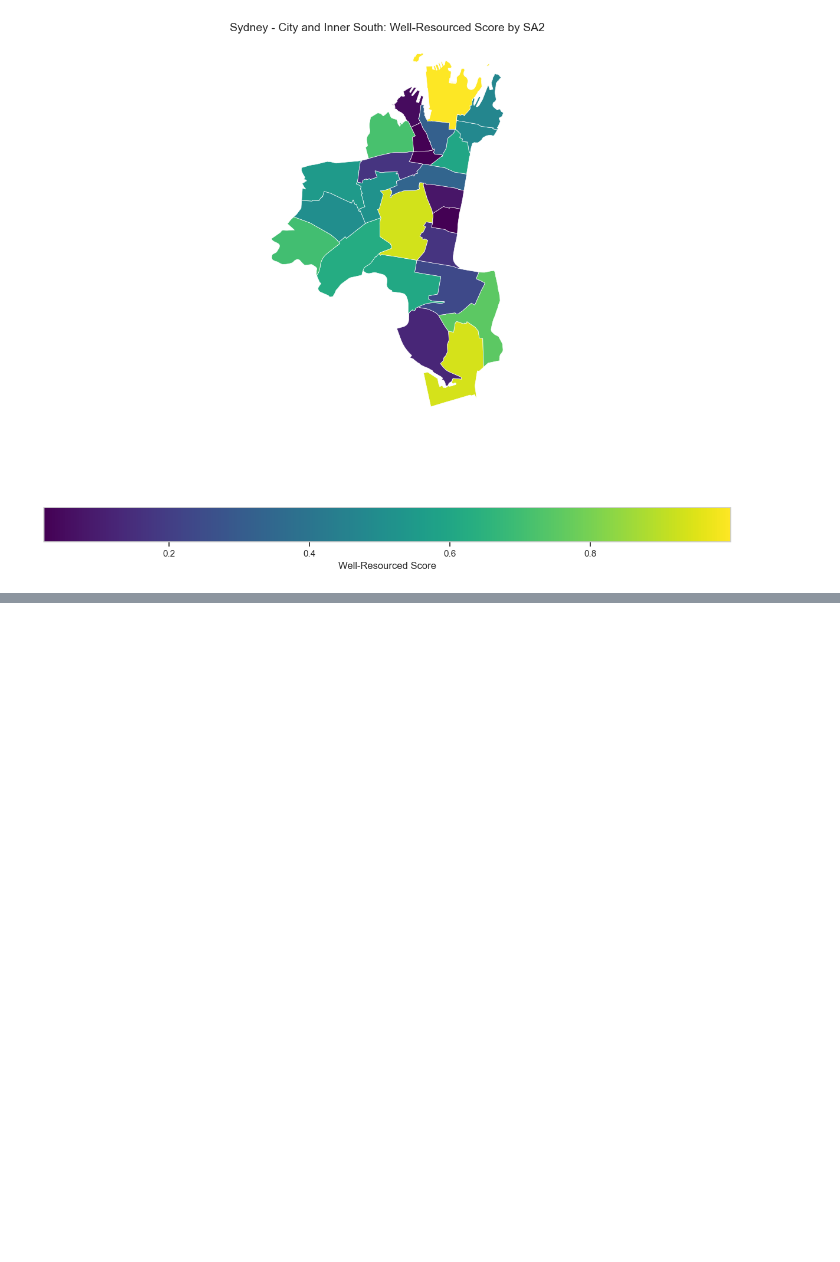
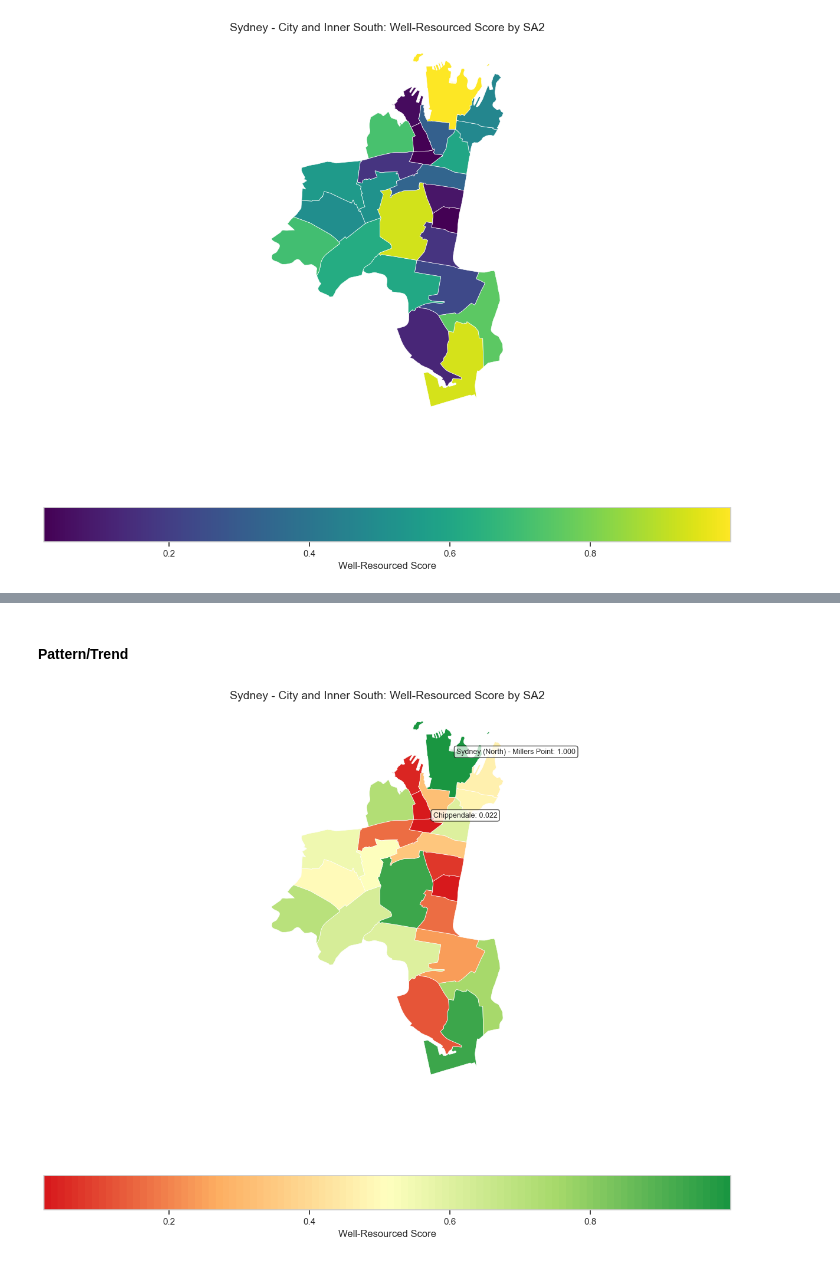
Before and after one commit to Katherine-Kong/DATA2001-A, a Jupyter notebook: lyj.ipynb, the cells around one changed output, grey strips where cells are left out. Drawn from its saved outputs; the diff is of its cells as text; code cells hidden in the pictures; blank space fills up the shorter version.

```diff
--- a/lyj.ipynb
+++ b/lyj.ipynb
@@ -1718,0 +1842,46 @@ final_scores
+# %% [markdown]
+#### Pattern/Trend
+# %%
+# 导入所需库
+import matplotlib.pyplot as plt
+import geopandas as gpd
+import numpy as np
+from matplotlib.colors import LinearSegmentedColormap
+
+# 创建自定义颜色映射（可选）
+colors = ["#d7191c", "#fdae61", "#ffffbf", "#a6d96a", "#1a9641"]
+custom_cmap = LinearSegmentedColormap.from_list("custom", colors, N=100)
+
+# 创建地图可视化
+fig, ax = plt.subplots(figsize=(12, 10))
+sa2_regions.plot(
+    column='final_score',  # 用你的最终得分列名
+    cmap=custom_cmap,     # 或者使用内置的如'viridis'
+    linewidth=0.5,
+    edgecolor='white',
+    legend=True,
+    legend_kwds={'label': "Well-Resourced Score", 'orientation': "horizontal"},
+    ax=ax
+)
+
+# 标注得分最高和最低的SA2区域（可选）
+top_sa2 = sa2_regions.loc[sa2_regions['final_score'].idxmax()]
+bottom_sa2 = sa2_regions.loc[sa2_regions['final_score'].idxmin()]
+
+for idx, sa2 in [('highest', top_sa2), ('lowest', bottom_sa2)]:
+    ax.annotate(
+        f"{sa2['sa2_name21']}: {sa2['final_score']:.3f}",
+        xy=(sa2.geometry.centroid.x, sa2.geometry.centroid.y),
+        xytext=(10, 10),
+        textcoords="offset points",
+        fontsize=9,
+        bbox=dict(boxstyle="round,pad=0.3", fc="white", ec="black", alpha=0.7)
+    )
+
+ax.set_title('Sydney - City and Inner South: Well-Resourced Score by SA2', fontsize=14)
+ax.set_axis_off()
+plt.tight_layout()
+plt.savefig('spatial_distribution.png', dpi=300)
+plt.show()
+# %% [output]
+[figure, added]
```
Also changed, not shown: parts of 18 cells of this notebook, 13 other files.
